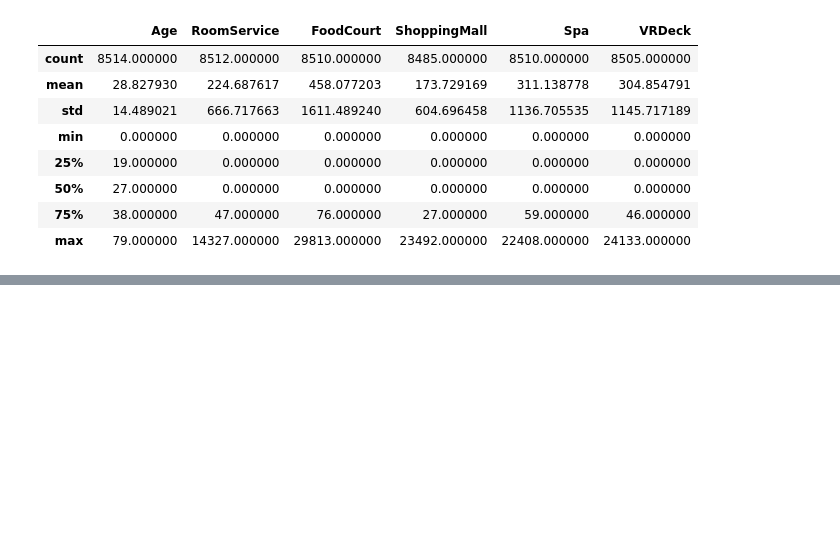
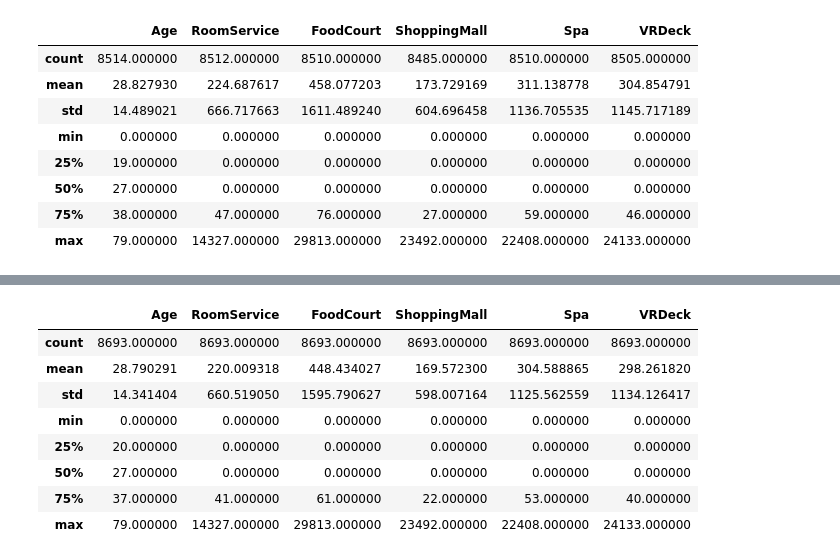
Before and after one commit to 7PAM2015-0105-2023-TEAM17/Kaggle-Challenge-Team-17, a Jupyter notebook: kaggle_Challenge_TEAM_17.ipynb, the cells around one changed output, grey strips where cells are left out. Cells and saved outputs as stored; diff of their text form; code cells hidden in the pictures; blank space fills up the shorter version.

```diff
--- a/kaggle_Challenge_TEAM_17.ipynb
+++ b/kaggle_Challenge_TEAM_17.ipynb
@@ -84,0 +122,14 @@ train_df.describe()
+# %%
+train_df['HomePlanet'].fillna(train_df['HomePlanet'].mode()[0], inplace=True)
+train_df['CryoSleep'].fillna(train_df['CryoSleep'].mode()[0], inplace=True)
+train_df['Cabin'].fillna('Unknown', inplace=True)
+train_df['Destination'].fillna(train_df['Destination'].mode()[0], inplace=True)
+train_df['Age'].fillna(train_df['Age'].median(), inplace=True)
+train_df['VIP'].fillna(train_df['VIP'].mode()[0], inplace=True)
+# %%
+train_df['RoomService'].fillna(train_df['RoomService'].median(), inplace=True)
+train_df['FoodCourt'].fillna(train_df['FoodCourt'].median(), inplace=True)
+train_df['ShoppingMall'].fillna(train_df['ShoppingMall'].median(), inplace=True)
+train_df['Spa'].fillna(train_df['Spa'].median(), inplace=True)
+train_df['VRDeck'].fillna(train_df['VRDeck'].median(), inplace=True)
+train_df.drop(columns=[ 'Name'], inplace=True)
@@ -84,0 +155,12 @@ train_df.describe()
+# %%
+train_df.describe() #again checking the statistical data after eradicating missing values
+# %% [output]
+|  | Age | RoomService | FoodCourt | ShoppingMall | Spa | VRDeck |
+| count | 8693.000000 | 8693.000000 | 8693.000000 | 8693.000000 | 8693.000000 | 8693.000000 |
+| mean | 28.790291 | 220.009318 | 448.434027 | 169.572300 | 304.588865 | 298.261820 |
+| std | 14.341404 | 660.519050 | 1595.790627 | 598.007164 | 1125.562559 | 1134.126417 |
+| min | 0.000000 | 0.000000 | 0.000000 | 0.000000 | 0.000000 | 0.000000 |
+| 25% | 20.000000 | 0.000000 | 0.000000 | 0.000000 | 0.000000 | 0.000000 |
+| 50% | 27.000000 | 0.000000 | 0.000000 | 0.000000 | 0.000000 | 0.000000 |
+| 75% | 37.000000 | 41.000000 | 61.000000 | 22.000000 | 53.000000 | 40.000000 |
+| max | 79.000000 | 14327.000000 | 29813.000000 | 23492.000000 | 22408.000000 | 24133.000000 |
```
Also changed, not shown: parts of 7 cells of this notebook.
